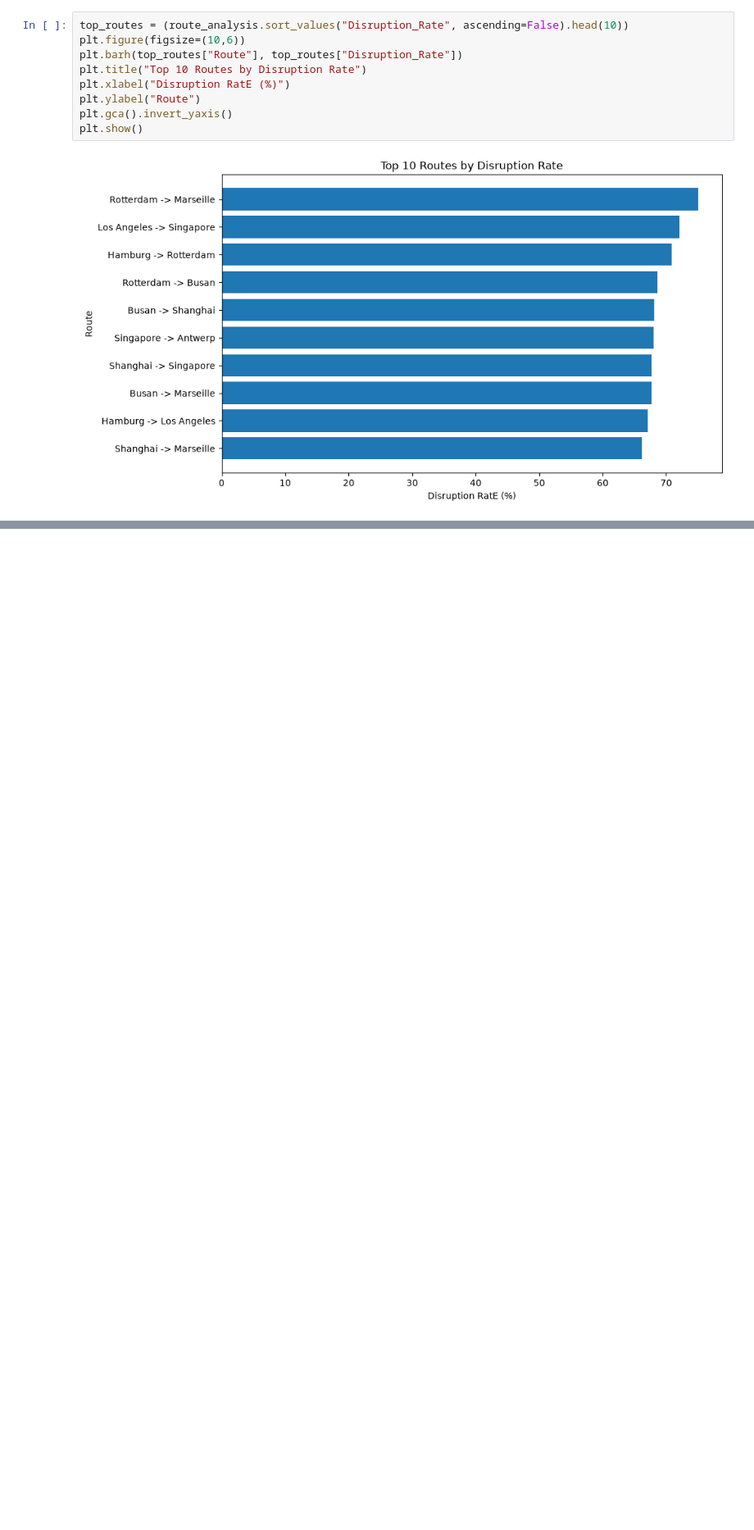
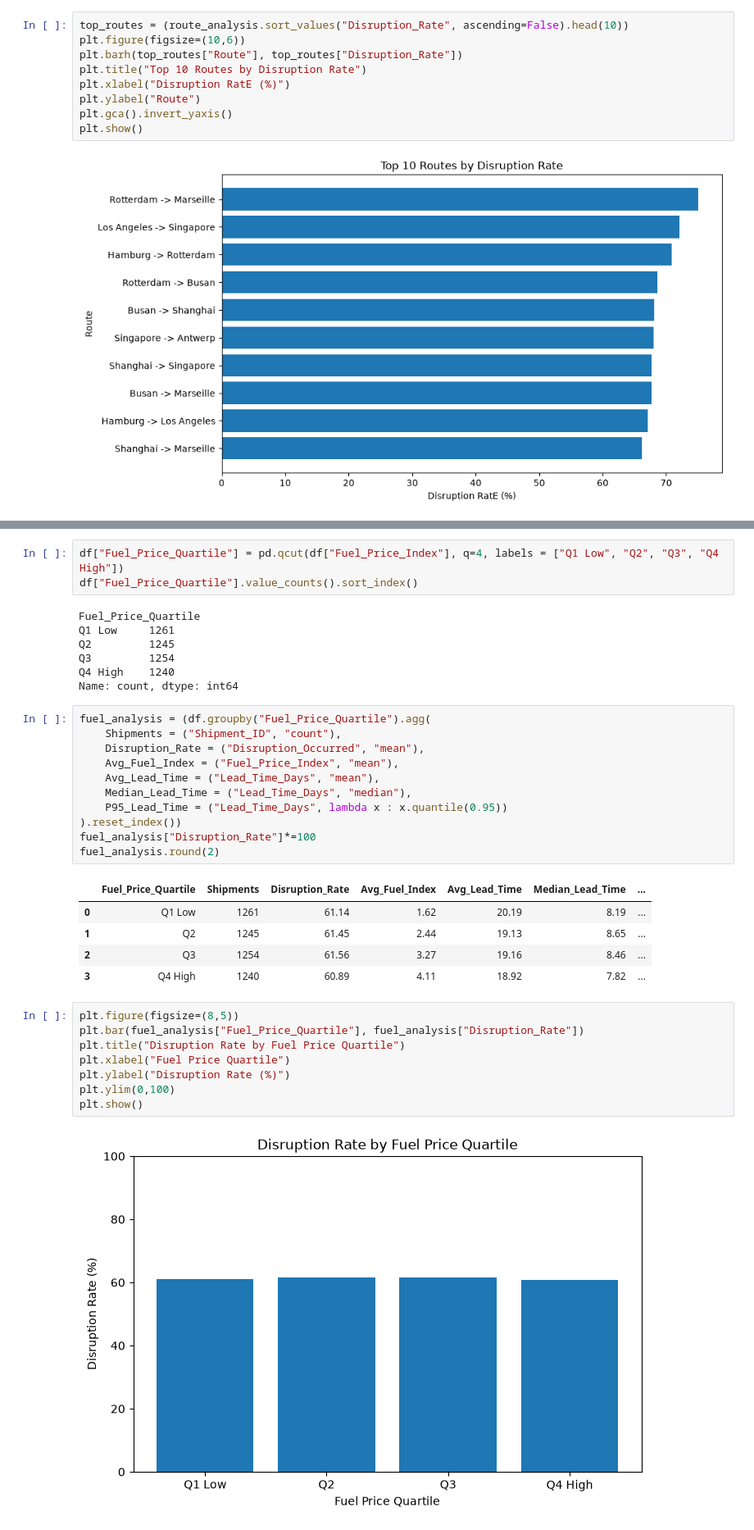
Before and after one commit to sharath1103/Global-Supply-Chain-Disruption, a Jupyter notebook: global_supply_chain_disruption.ipynb, the cells around one changed output, grey strips where cells are left out. Shown at 82% size. Cells and saved outputs as stored; diff of their text form; blank space fills up the shorter version.

```diff
--- a/global_supply_chain_disruption.ipynb
+++ b/global_supply_chain_disruption.ipynb
@@ -922,0 +935,37 @@ plt.show()
+# %%
+df["Fuel_Price_Quartile"] = pd.qcut(df["Fuel_Price_Index"], q=4, labels = ["Q1 Low", "Q2", "Q3", "Q4 High"])
+df["Fuel_Price_Quartile"].value_counts().sort_index()
+# %% [output]
+Fuel_Price_Quartile
+Q1 Low     1261
+Q2         1245
+Q3         1254
+Q4 High    1240
+Name: count, dtype: int64
+# %%
+fuel_analysis = (df.groupby("Fuel_Price_Quartile").agg(
+    Shipments = ("Shipment_ID", "count"),
+    Disruption_Rate = ("Disruption_Occurred", "mean"),
+    Avg_Fuel_Index = ("Fuel_Price_Index", "mean"),
+    Avg_Lead_Time = ("Lead_Time_Days", "mean"),
+    Median_Lead_Time = ("Lead_Time_Days", "median"),
+    P95_Lead_Time = ("Lead_Time_Days", lambda x : x.quantile(0.95))
+).reset_index())
+fuel_analysis["Disruption_Rate"]*=100
+fuel_analysis.round(2)
+# %% [output]
+|  | Fuel_Price_Quartile | Shipments | Disruption_Rate | Avg_Fuel_Index | Avg_Lead_Time | Median_Lead_Time | ... |
+| 0 | Q1 Low | 1261 | 61.14 | 1.62 | 20.19 | 8.19 | ... |
+| 1 | Q2 | 1245 | 61.45 | 2.44 | 19.13 | 8.65 | ... |
+| 2 | Q3 | 1254 | 61.56 | 3.27 | 19.16 | 8.46 | ... |
+| 3 | Q4 High | 1240 | 60.89 | 4.11 | 18.92 | 7.82 | ... |
+# %%
+plt.figure(figsize=(8,5))
+plt.bar(fuel_analysis["Fuel_Price_Quartile"], fuel_analysis["Disruption_Rate"])
+plt.title("Disruption Rate by Fuel Price Quartile")
+plt.xlabel("Fuel Price Quartile")
+plt.ylabel("Disruption Rate (%)")
+plt.ylim(0,100)
+plt.show()
+# %% [output]
+[figure, added]
```
Also changed, not shown: parts of 16 cells of this notebook.
